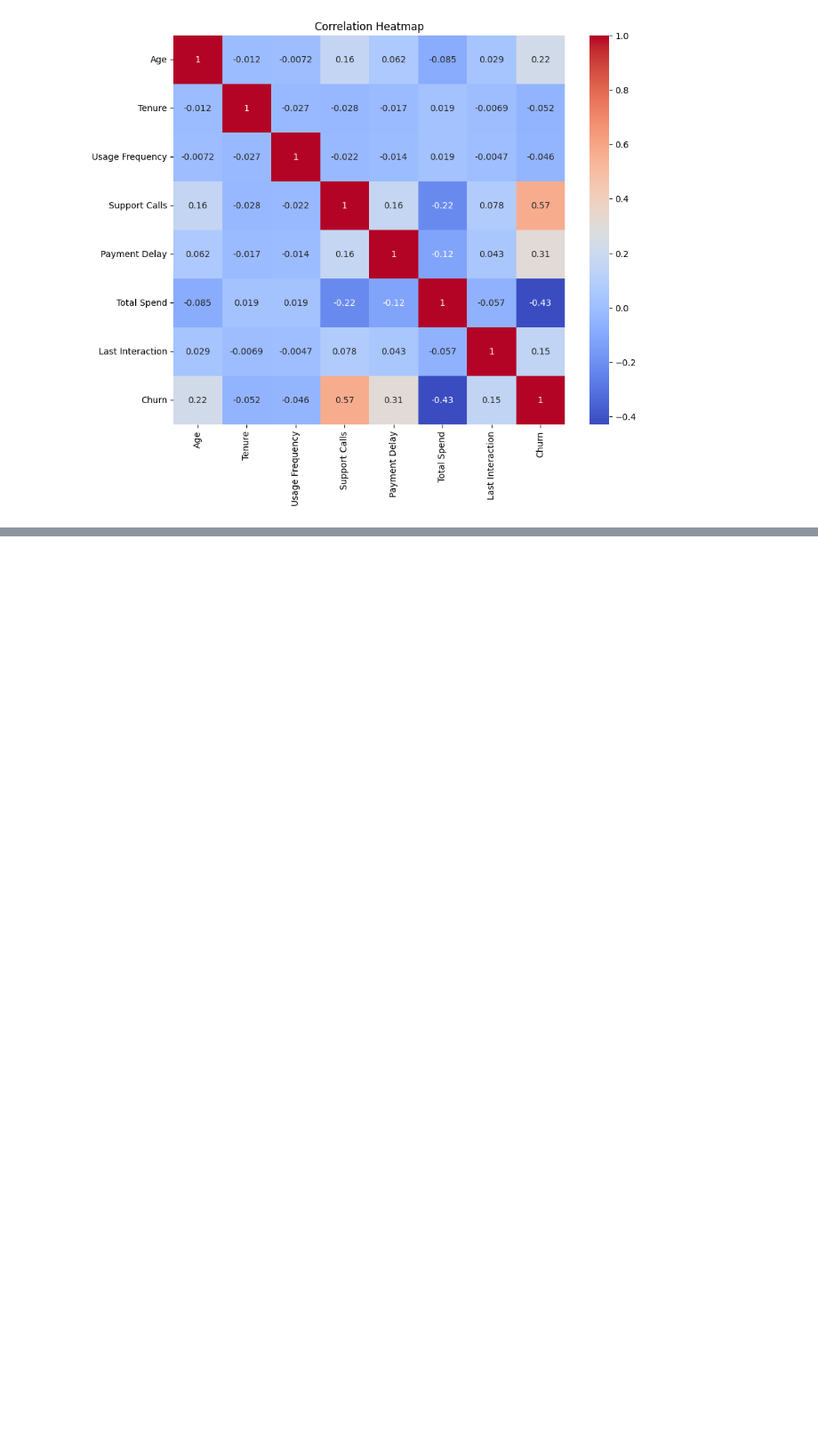
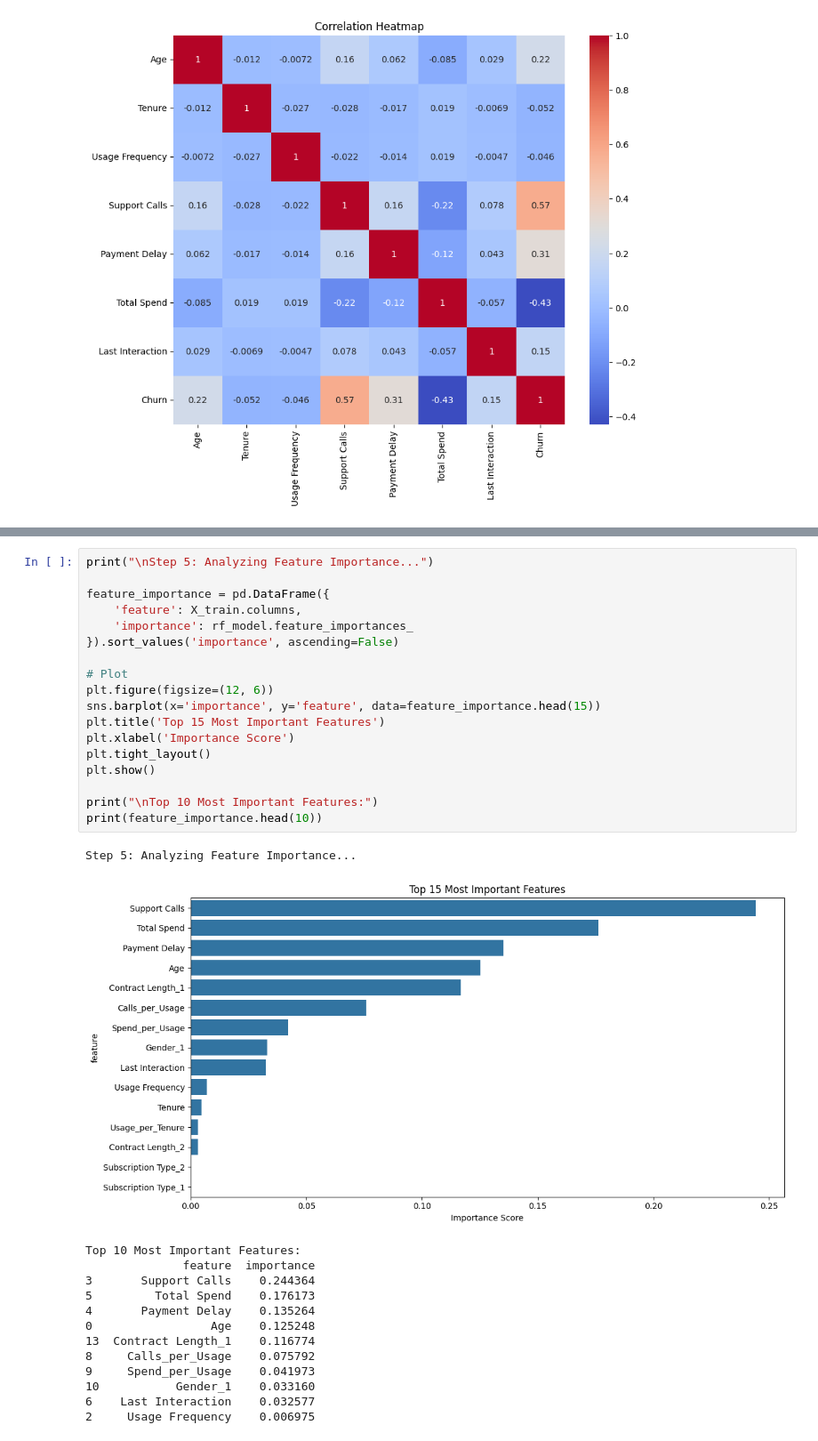
Before and after one commit to muddassirali8089/AASFS, a Jupyter notebook: CustomerChurnPrediction.ipynb, the cells around one changed output, grey strips where cells are left out. Shown: that part at 89% size. Drawn from its saved outputs; the diff is of its cells as text; blank space fills up the shorter version.

```diff
--- a/CustomerChurnPrediction.ipynb
+++ b/CustomerChurnPrediction.ipynb
@@ -219,0 +472,33 @@ weighted avg       0.75      0.50      0.37     64374
+# %%
+print("\nStep 5: Analyzing Feature Importance...")
+
+feature_importance = pd.DataFrame({
+    'feature': X_train.columns,
+    'importance': rf_model.feature_importances_
+}).sort_values('importance', ascending=False)
+
+# Plot
+plt.figure(figsize=(12, 6))
+sns.barplot(x='importance', y='feature', data=feature_importance.head(15))
+plt.title('Top 15 Most Important Features')
+plt.xlabel('Importance Score')
+plt.tight_layout()
+plt.show()
+
+print("\nTop 10 Most Important Features:")
+print(feature_importance.head(10))
+# %% [output]
+Step 5: Analyzing Feature Importance...
+[figure, added]
+Top 10 Most Important Features:
+              feature  importance
+3       Support Calls    0.244364
+5         Total Spend    0.176173
+4       Payment Delay    0.135264
+0                 Age    0.125248
+13  Contract Length_1    0.116774
+8     Calls_per_Usage    0.075792
+9     Spend_per_Usage    0.041973
+10           Gender_1    0.033160
+6    Last Interaction    0.032577
+2     Usage Frequency    0.006975
```
Also changed, not shown: parts of 24 cells of this notebook.
